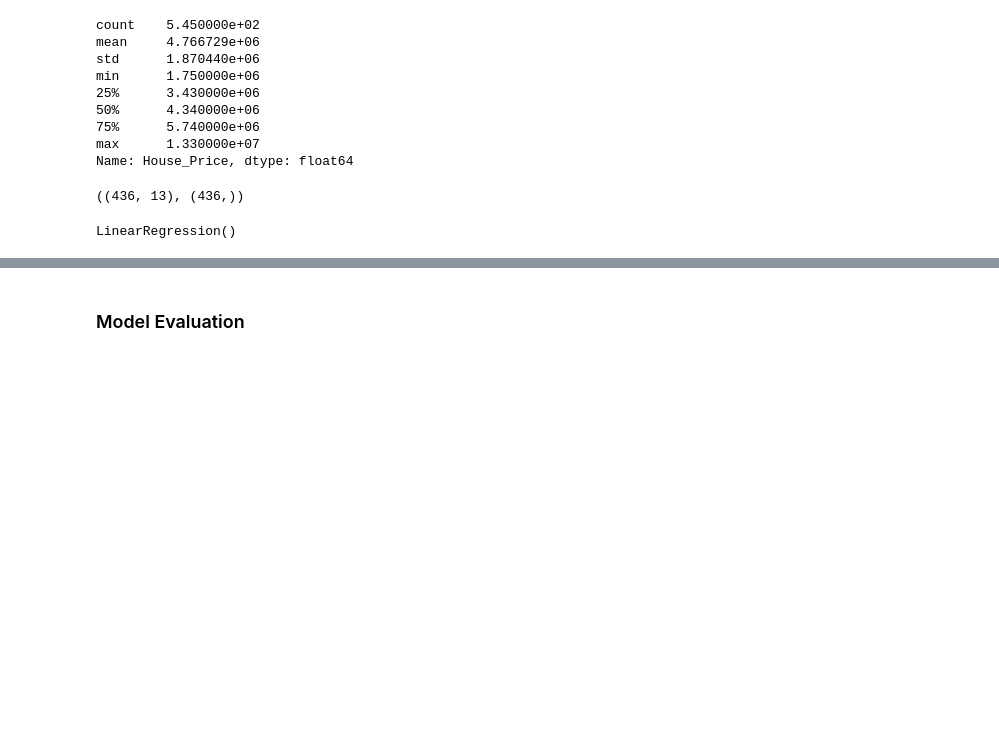
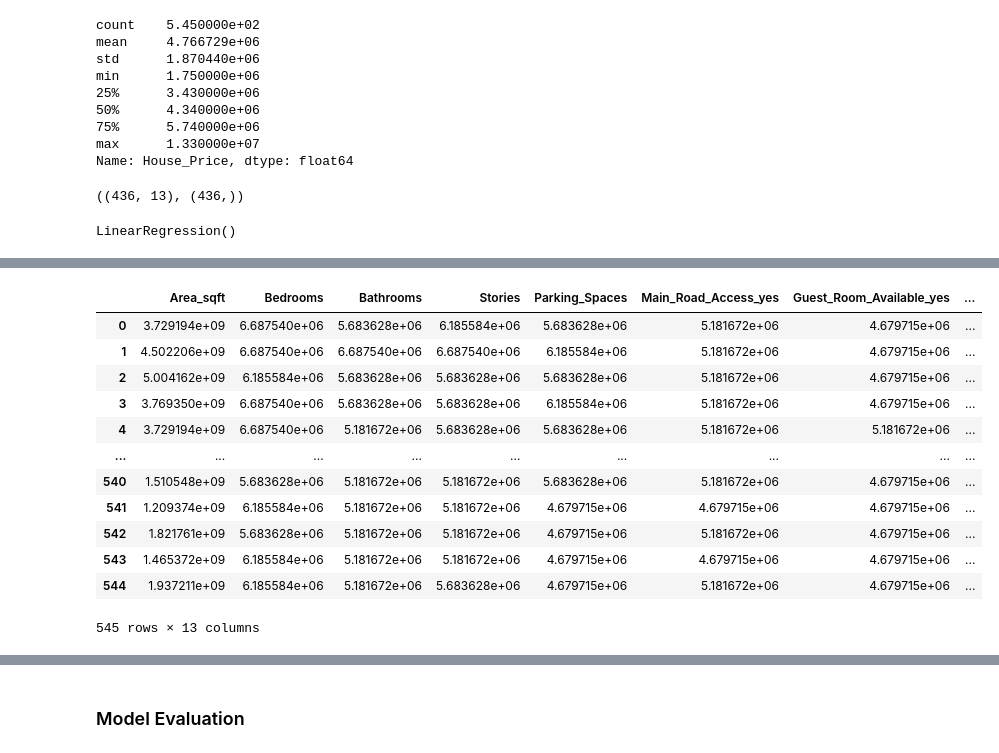
Before and after one commit to patelamita/house-price-predction, a Jupyter notebook: notebook/price_prediction_linearregression.ipynb, the cells around one changed output, grey strips where cells are left out. Saved outputs shown, nothing was run; the diff lists cells and outputs as text; code cells hidden in the pictures; blank space fills up the shorter version.

```diff
--- a/notebook/price_prediction_linearregression.ipynb
+++ b/notebook/price_prediction_linearregression.ipynb
@@ -232,3 +312,24 @@ LinearRegression()
+# %%
+m = model.coef_[0]
+c = model.intercept_
+# %%
+# predicted house price
+predicted_price = m*X+c
+predicted_price
+# %% [output]
+|  | Area_sqft | Bedrooms | Bathrooms | Stories | Parking_Spaces | Main_Road_Access_yes | Guest_Room_Available_yes | ... |
+| 0 | 3.729194e+09 | 6.687540e+06 | 5.683628e+06 | 6.185584e+06 | 5.683628e+06 | 5.181672e+06 | 4.679715e+06 | ... |
+| 1 | 4.502206e+09 | 6.687540e+06 | 6.687540e+06 | 6.687540e+06 | 6.185584e+06 | 5.181672e+06 | 4.679715e+06 | ... |
+| 2 | 5.004162e+09 | 6.185584e+06 | 5.683628e+06 | 5.683628e+06 | 5.683628e+06 | 5.181672e+06 | 4.679715e+06 | ... |
+| 3 | 3.769350e+09 | 6.687540e+06 | 5.683628e+06 | 5.683628e+06 | 6.185584e+06 | 5.181672e+06 | 4.679715e+06 | ... |
+| 4 | 3.729194e+09 | 6.687540e+06 | 5.181672e+06 | 5.683628e+06 | 5.683628e+06 | 5.181672e+06 | 5.181672e+06 | ... |
+| ... | ... | ... | ... | ... | ... | ... | ... | ... |
+| 540 | 1.510548e+09 | 5.683628e+06 | 5.181672e+06 | 5.181672e+06 | 5.683628e+06 | 5.181672e+06 | 4.679715e+06 | ... |
+| 541 | 1.209374e+09 | 6.185584e+06 | 5.181672e+06 | 5.181672e+06 | 4.679715e+06 | 4.679715e+06 | 4.679715e+06 | ... |
+| 542 | 1.821761e+09 | 5.683628e+06 | 5.181672e+06 | 5.181672e+06 | 4.679715e+06 | 5.181672e+06 | 4.679715e+06 | ... |
+| 543 | 1.465372e+09 | 6.185584e+06 | 5.181672e+06 | 5.181672e+06 | 4.679715e+06 | 4.679715e+06 | 4.679715e+06 | ... |
+| 544 | 1.937211e+09 | 6.185584e+06 | 5.181672e+06 | 5.683628e+06 | 4.679715e+06 | 5.181672e+06 | 4.679715e+06 | ... |
+545 rows × 13 columns
 # %%
 """
 ## Step 9: Make Predictions
```
Also changed, not shown: parts of 15 cells of this notebook, 4 other files.
